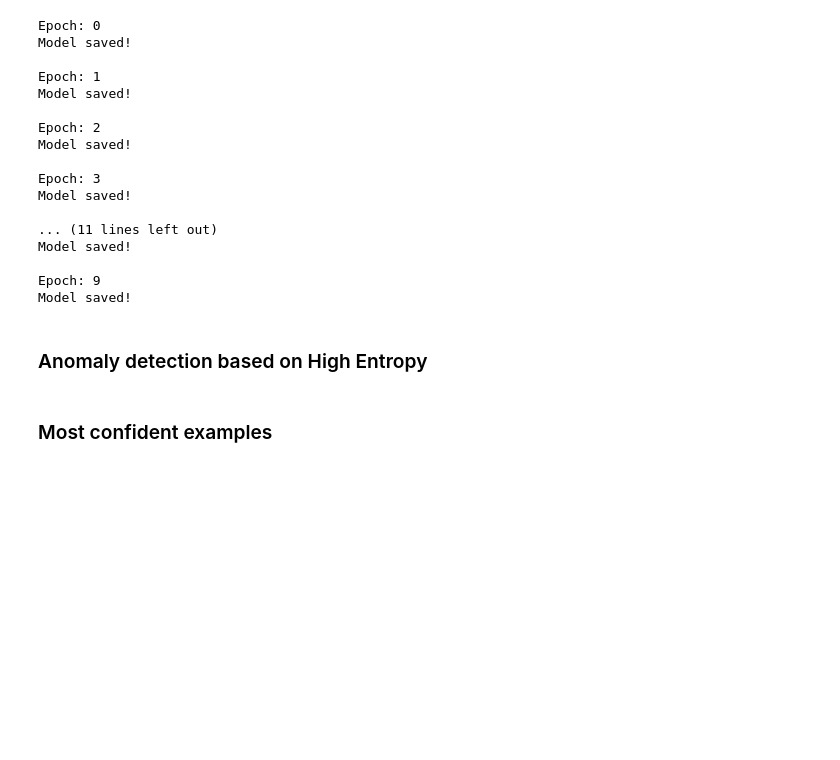
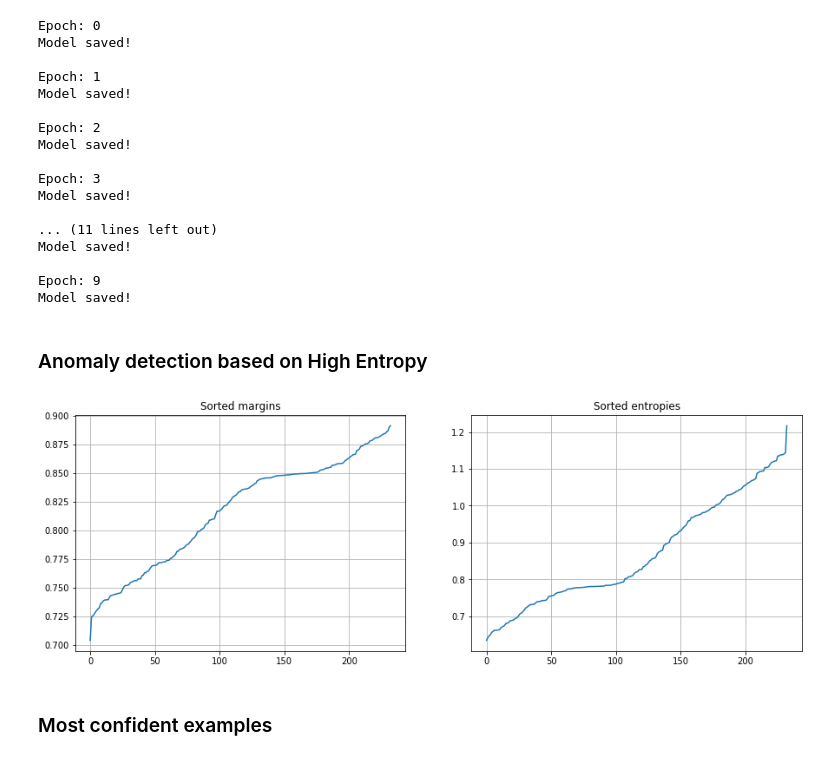
Before and after one commit to RuslanAgishev/active_learning, a Jupyter notebook: src/train_semantic_segmentation.ipynb, the cells around one changed output. Drawn from its saved outputs; the diff is of its cells as text; code cells hidden in the pictures; blank space fills up the shorter version.

```diff
--- a/src/train_semantic_segmentation.ipynb
+++ b/src/train_semantic_segmentation.ipynb
@@ -385,3 +394,16 @@ for i in tqdm(range(len(test_dataset))):
+# %%
+plt.figure(figsize=(15,5))
+plt.subplot(1,2,1)
+plt.title('Sorted margins')
+plt.plot(np.sort(margins))
+plt.grid()
+
+plt.subplot(1,2,2)
+plt.title('Sorted entropies')
+plt.plot(np.sort(entropies))
+plt.grid();
+# %% [output]
+[figure, added]
 # %% [markdown]
 ### Most confident examples
 # %%
```
Also changed, not shown: parts of 8 cells of this notebook, 1 other file.
